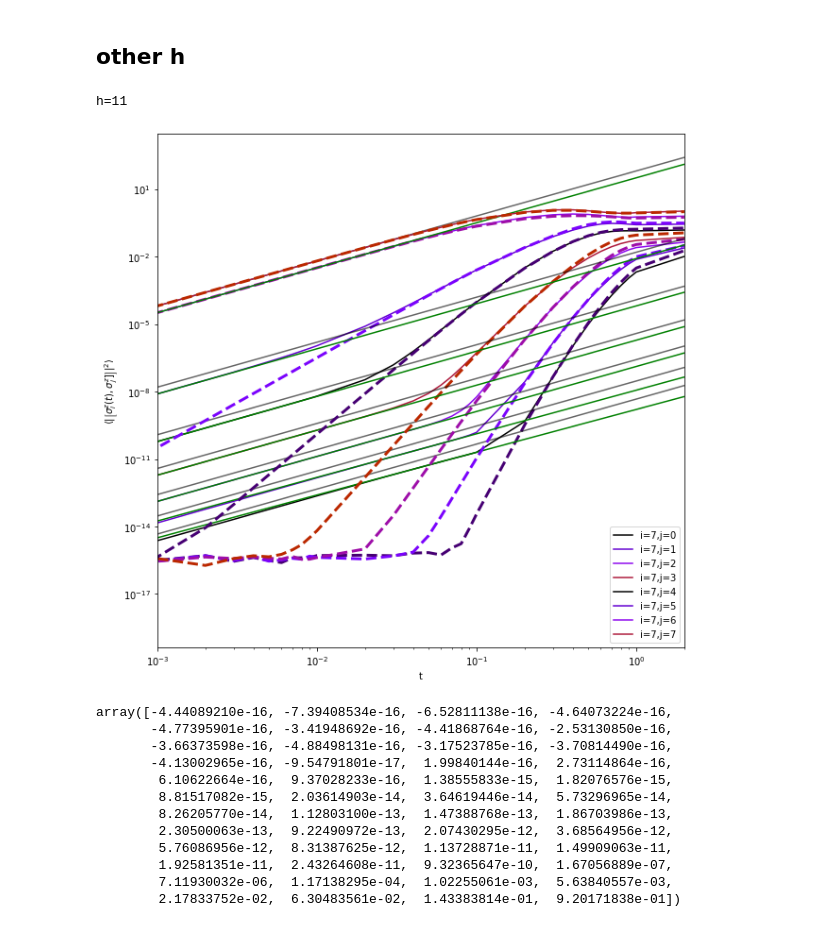
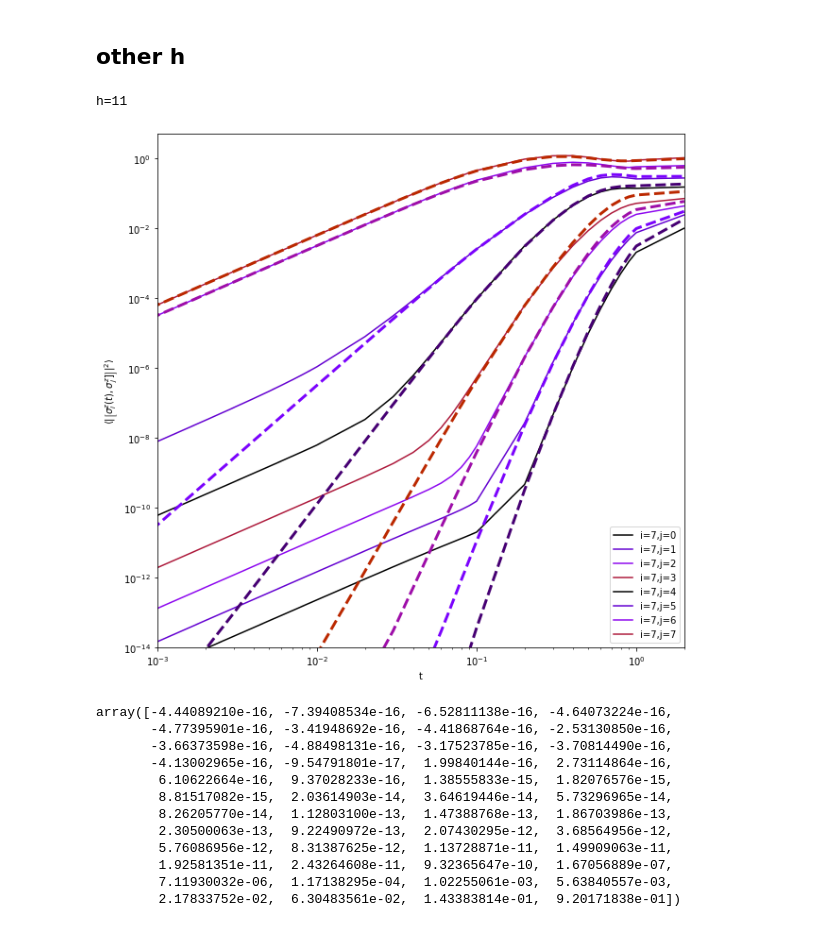
Before and after one commit to mkm2/WorkingFolder, a Jupyter notebook: notebooks/Analysis/Log_Short_Time_Behaviour.ipynb, the cells around one changed output. Drawn from its saved outputs; the diff is of its cells as text; code cells hidden in the pictures.

```diff
--- a/notebooks/Analysis/Log_Short_Time_Behaviour.ipynb
+++ b/notebooks/Analysis/Log_Short_Time_Behaviour.ipynb
@@ -135,15 +135,15 @@ ax.set_xscale("log")
 ax.set_yscale("log")
 for j in range(0,N//2):
     ax.loglog(T[1:],res[idh][1:,j],label="i={},j={}".format(N//2-1,j))
-    ax.loglog(T[tmin[j]:],res_NN[idh][tmin[j]:,j],linestyle="--",linewidth=3)
+    #ax.loglog(T[tmin[j]:],res_NN[idh][tmin[j]:,j],linestyle="--",linewidth=3)
     if j!=N//2-1:
-        ax.plot(T[tmin[j]:],(8*np.array(T[tmin[j]:])/np.abs(7-j)**6)**2,c="black",alpha=0.6)
-    if j !=N//2-1:
-        ax.plot(T[1:],model(T[1:],*(popt[j]))/(7-j)**12,color='green')
+        ax.plot(T[tmin[j]:],(6*np.array(T[tmin[j]:])/np.abs(7-j)**6)**2,c="black",alpha=0.6)
+    #if j !=N//2-1:
+       # ax.plot(T[1:],model(T[1:],*(popt[j]))/(7-j)**12,color='green')
 ax.legend(loc="lower right")
 ax.set_xlabel("t")
 ax.set_ylabel(r"$\langle\left|\left[\sigma_i^z(t),\sigma_j^z]\right]\right|^2\rangle$")
 ax.set_xlim(1e-3,2)
-#ax.set_ylim(1e-16,1e-10)
+ax.set_ylim(1e-14,5)
 plt.show()
 # %% [output]
@@ -170,39 +170,39 @@ tfitmax = [35,35,25,25,25,20,25]
 tfitmin = [20,20,20,15,15,15,15]
 tmin = [1,1,1,1,1,1,1,1,1]
 for j in range(0,7):
     poptj, pcovj = curve_fit(model,T[tfitmin[j]:tfitmax[j]],res[idh][tfitmin[j]:tfitmax[j],j]*(7-j)**12)
     popt.append(poptj)
     perr.append(np.sqrt(np.diag(pcovj)))
 
 
 NUM_COLORS = N//2
 cm = plt.get_cmap('gnuplot')
 cNorm  = colors.Normalize(vmin=0, vmax=NUM_COLORS+5)
 scalarMap = mplcm.ScalarMappable(norm=cNorm, cmap=cm)
 fig = plt.figure(figsize=(10,10))
 ax = fig.add_subplot(111)
 ax.set_prop_cycle(color=[scalarMap.to_rgba(i) for i in range(NUM_COLORS)])
 for j in range(0,N//2):
     ax.loglog(T[1:],res[idh][1:,j],label="i={},j={}".format(N//2-1,j))
     ax.loglog(T[tmin[j]:],res_NN[idh][tmin[j]:,j],linestyle="--",linewidth=3)
-    if j!=N//2-1:
-        ax.plot(T[tmin[j]:],(8*np.array(T[tmin[j]:])/np.abs(7-j)**6)**2,c="black",alpha=0.6)
-    if j !=N//2-1:
-        ax.plot(T[1:],model(T[1:],*(popt[j]))/(7-j)**12,color='green')
+    #if j!=N//2-1:
+    #    ax.plot(T[tmin[j]:],(8*np.array(T[tmin[j]:])/np.abs(7-j)**6)**2,c="black",alpha=0.6)
+    #if j !=N//2-1:
+    #    ax.plot(T[1:],model(T[1:],*(popt[j]))/(7-j)**12,color='green')
 
     #ax.errorbar(T[1:],res[idh][1:,j],label="i={},j={}".format(N//2,j),yerr = res_err[idh][1:,j]/np.sqrt(100))
     #ax.errorbar(T[1:],res_NN[idh][1:,j],linestyle="--",linewidth=3,yerr=res_err_NN[idh][1:,j]/np.sqrt(100))
     #if j < 4:
     #    ax.plot(T[1:],model(T[1:],*(popt[j])),color='black')
 ax.legend(loc="lower right")
 ax.set_xlabel("t")
 ax.set_ylabel(r"$\langle\left|\left[\sigma_i^z(t),\sigma_j^z]\right]\right|^2\rangle$")
 ax.set_xlim(1e-3,2)
-#ax.set_ylim(1e-16,1e-10)
+ax.set_ylim(1e-14,5)
 plt.show()
 # %% [output]
 h=11
-[figure, old version]
+[figure, new version]
 # %%
 res[idh][:,0]
 # %% [output]
```
Also changed, not shown: parts of 1 cell of this notebook, 11 other files.
